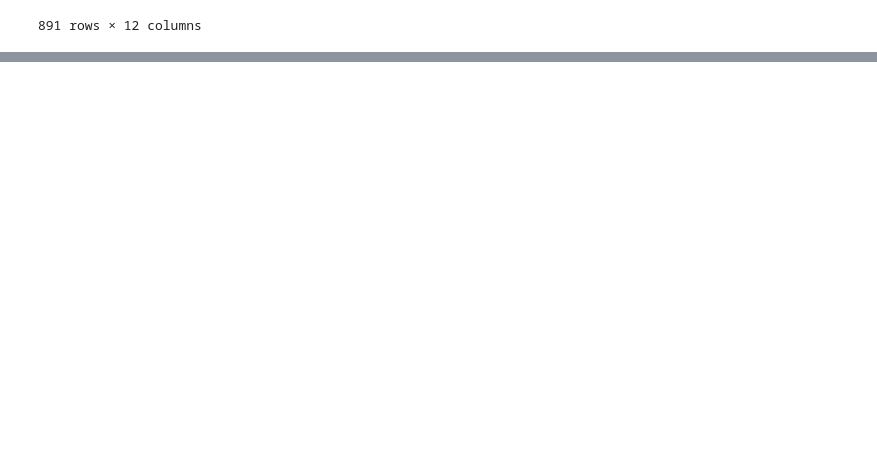
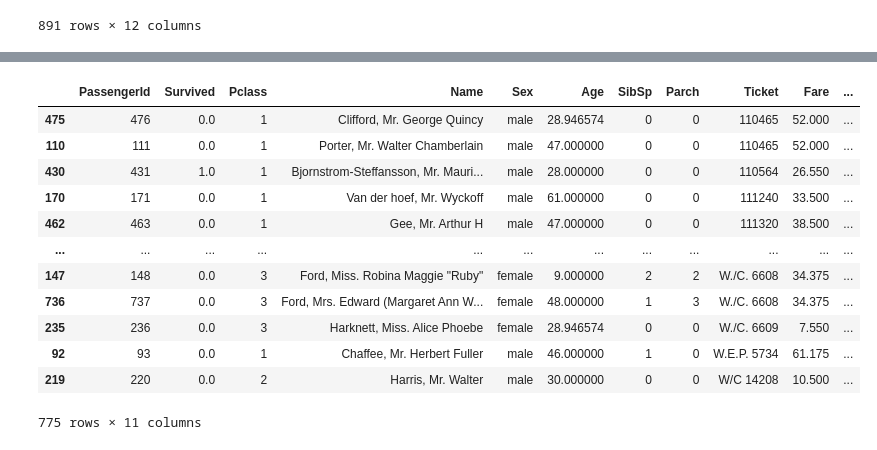
Before and after one commit to sydneycally-inclane-2812/titanic-survival-analysis, a Jupyter notebook: titanicSurvivalAnalysis.ipynb, the cells around one changed output, grey strips where cells are left out. Drawn from its saved outputs; the diff is of its cells as text; code cells hidden in the pictures; blank space fills up the shorter version.

Commit message:
break down tickets

```diff
--- a/titanicSurvivalAnalysis.ipynb
+++ b/titanicSurvivalAnalysis.ipynb
@@ -206,0 +221,4 @@ data_total1
+# %%
+# Dropping the outliers
+data_total1 = data_total1[data_total1["Fare"] < 100]
+data_total1["Fare"].plot(kind='hist', rwidth=0.8)
@@ -206,0 +233,5 @@ data_total1
+# %%
+data_total1["Age"].fillna(data_total1["Age"].mean(), inplace=True)
+data_total1.drop("Cabin", axis=1, inplace=True)
+data_total1.dropna(subset = ["Embarked"], axis=0, inplace=True)
+data_total1.info()
@@ -206,0 +272,16 @@ data_total1
+# %%
+data_total1.sort_values(by="Ticket")
+# %% [output]
+|  | PassengerId | Survived | Pclass | Name | Sex | Age | SibSp | Parch | Ticket | Fare | ... |
+| 475 | 476 | 0.0 | 1 | Clifford, Mr. George Quincy | male | 28.946574 | 0 | 0 | 110465 | 52.000 | ... |
+| 110 | 111 | 0.0 | 1 | Porter, Mr. Walter Chamberlain | male | 47.000000 | 0 | 0 | 110465 | 52.000 | ... |
+| 430 | 431 | 1.0 | 1 | Bjornstrom-Steffansson, Mr. Mauri... | male | 28.000000 | 0 | 0 | 110564 | 26.550 | ... |
+| 170 | 171 | 0.0 | 1 | Van der hoef, Mr. Wyckoff | male | 61.000000 | 0 | 0 | 111240 | 33.500 | ... |
+| 462 | 463 | 0.0 | 1 | Gee, Mr. Arthur H | male | 47.000000 | 0 | 0 | 111320 | 38.500 | ... |
+| ... | ... | ... | ... | ... | ... | ... | ... | ... | ... | ... | ... |
+| 147 | 148 | 0.0 | 3 | Ford, Miss. Robina Maggie "Ruby" | female | 9.000000 | 2 | 2 | W./C. 6608 | 34.375 | ... |
+| 736 | 737 | 0.0 | 3 | Ford, Mrs. Edward (Margaret Ann W... | female | 48.000000 | 1 | 3 | W./C. 6608 | 34.375 | ... |
+| 235 | 236 | 0.0 | 3 | Harknett, Miss. Alice Phoebe | female | 28.946574 | 0 | 0 | W./C. 6609 | 7.550 | ... |
+| 92 | 93 | 0.0 | 1 | Chaffee, Mr. Herbert Fuller | male | 46.000000 | 1 | 0 | W.E.P. 5734 | 61.175 | ... |
+| 219 | 220 | 0.0 | 2 | Harris, Mr. Walter | male | 30.000000 | 0 | 0 | W/C 14208 | 10.500 | ... |
+775 rows × 11 columns
```
Also changed, not shown: parts of 13 cells of this notebook.
